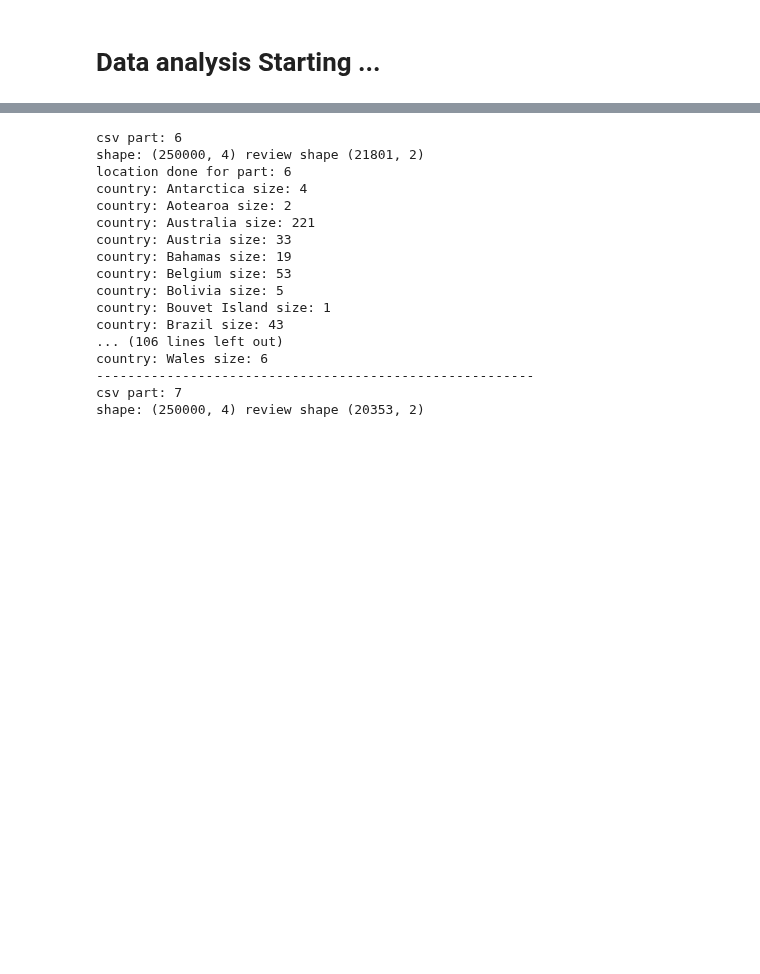
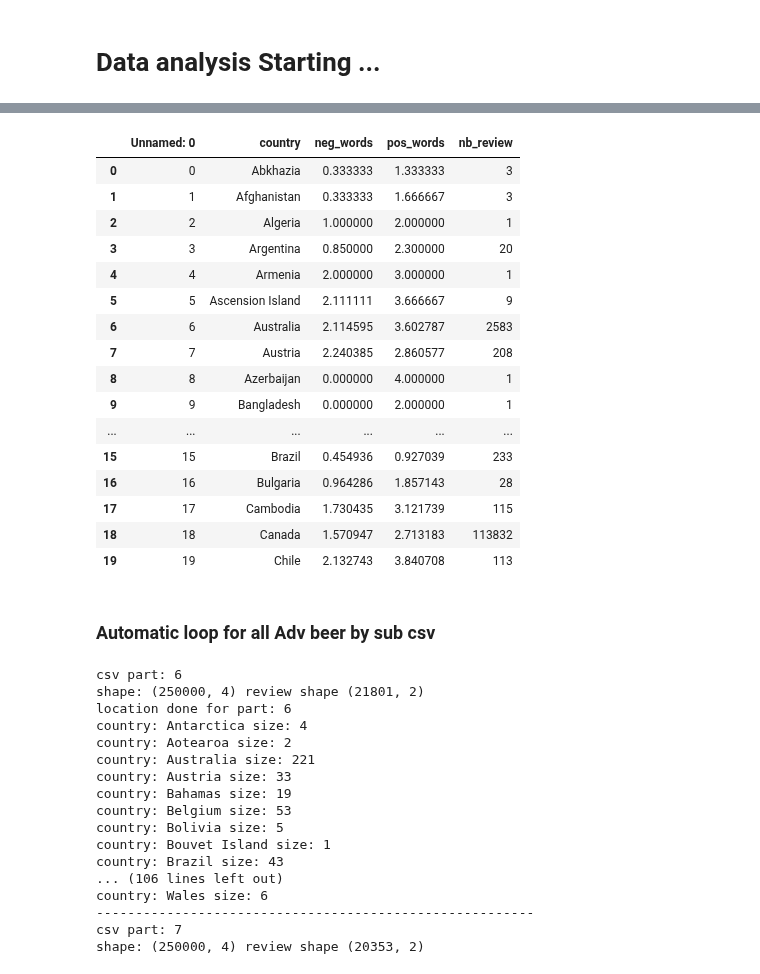
Before and after one commit to epfl-ada/ada-2022-project-hotchocolate, a Jupyter notebook: happyness.ipynb, the cells around one changed output, grey strips where cells are left out. Drawn from its saved outputs; the diff is of its cells as text; code cells hidden in the pictures; blank space fills up the shorter version.

```diff
--- a/happyness.ipynb
+++ b/happyness.ipynb
@@ -97,3 +201,26 @@ sentiment_dict = {
+# %%
+df_rb = pd.read_csv(rateBeer_root + 'RateBeer_pos_neg_words_analysis_part_' + str(0) +'.csv')
+df_rb.head(n=20)
+# %% [output]
+|  | Unnamed: 0 | country | neg_words | pos_words | nb_review |
+| 0 | 0 | Abkhazia | 0.333333 | 1.333333 | 3 |
+| 1 | 1 | Afghanistan | 0.333333 | 1.666667 | 3 |
+| 2 | 2 | Algeria | 1.000000 | 2.000000 | 1 |
+| 3 | 3 | Argentina | 0.850000 | 2.300000 | 20 |
+| 4 | 4 | Armenia | 2.000000 | 3.000000 | 1 |
+| 5 | 5 | Ascension Island | 2.111111 | 3.666667 | 9 |
+| 6 | 6 | Australia | 2.114595 | 3.602787 | 2583 |
+| 7 | 7 | Austria | 2.240385 | 2.860577 | 208 |
+| 8 | 8 | Azerbaijan | 0.000000 | 4.000000 | 1 |
+| 9 | 9 | Bangladesh | 0.000000 | 2.000000 | 1 |
+| ... | ... | ... | ... | ... | ... |
+| 15 | 15 | Brazil | 0.454936 | 0.927039 | 233 |
+| 16 | 16 | Bulgaria | 0.964286 | 1.857143 | 28 |
+| 17 | 17 | Cambodia | 1.730435 | 3.121739 | 115 |
+| 18 | 18 | Canada | 1.570947 | 2.713183 | 113832 |
+| 19 | 19 | Chile | 2.132743 | 3.840708 | 113 |
+# %% [markdown]
+### Automatic loop for all Adv beer by sub csv
 # %%
 # automatic loop for the 1
 
```
Also changed, not shown: parts of 24 cells of this notebook.
